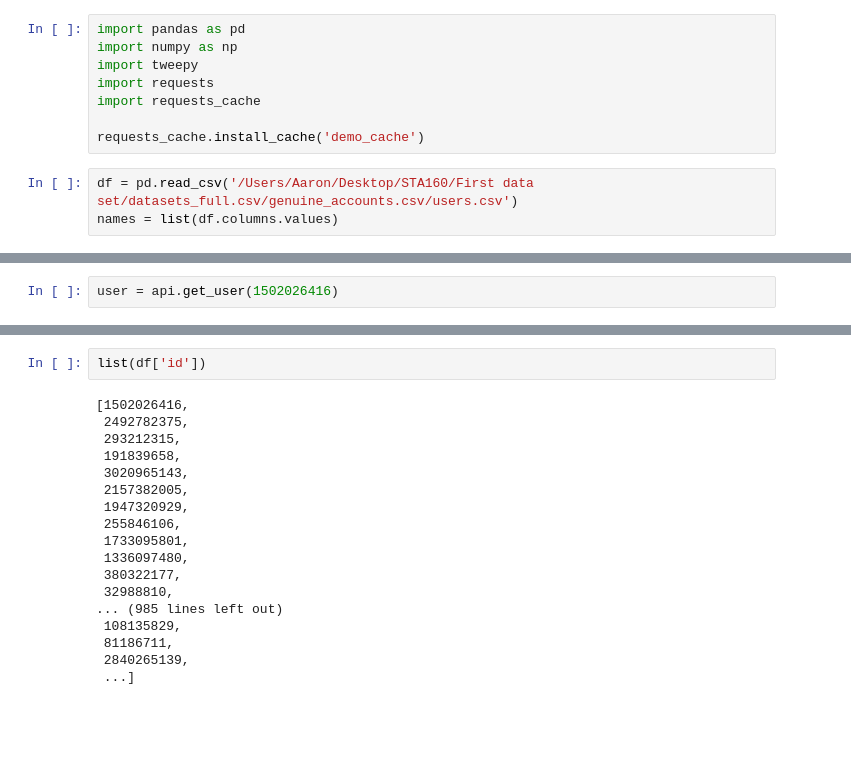
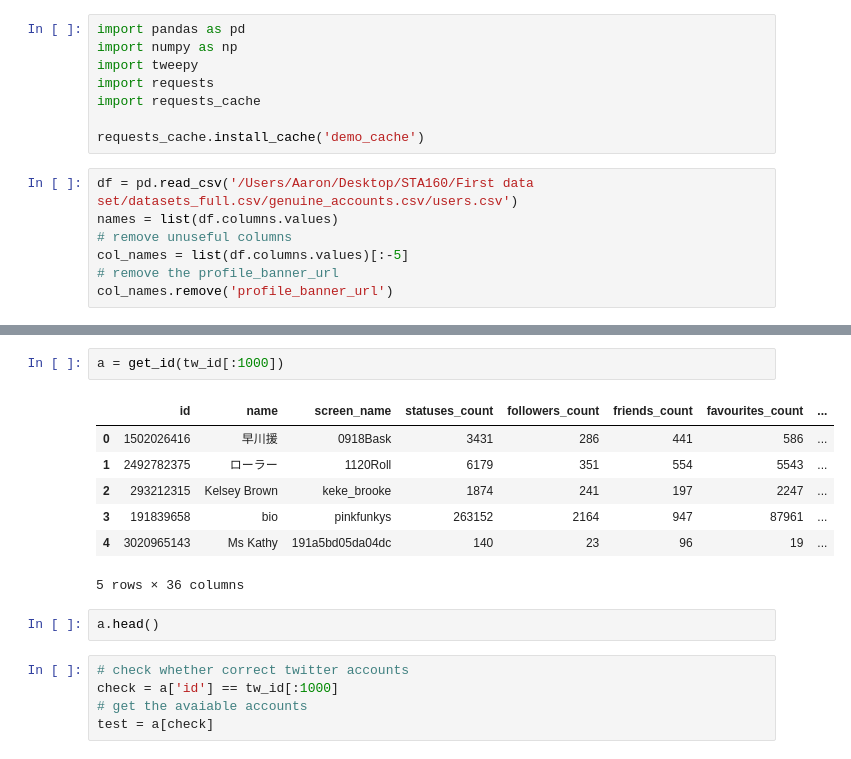
Before and after one commit to chloechen1995/Fake_Twitter_Account_Detection, a Jupyter notebook: Fake Project.ipynb, the cells around one changed output, grey strips where cells are left out. Cells and saved outputs as stored; diff of their text form; blank space fills up the shorter version.

```diff
--- a/Fake Project.ipynb
+++ b/Fake Project.ipynb
@@ -9,4 +9,8 @@ requests_cache.install_cache('demo_cache')
 # %%
 df = pd.read_csv('/Users/Aaron/Desktop/STA160/First data set/datasets_full.csv/genuine_accounts.csv/users.csv')
 names = list(df.columns.values)
+# remove unuseful columns
+col_names = list(df.columns.values)[:-5]
+# remove the profile_banner_url
+col_names.remove('profile_banner_url')
 # %%
@@ -19,5 +24,3 @@ auth = tweepy.OAuthHandler(CONSUMER_KEY, CONSUMER_SECRET)
 auth.set_access_token(ACCESS_TOKEN, ACCESS_TOKEN_SECRET)
 
 api = tweepy.API(auth)
-# %%
-user = api.get_user(1502026416)
@@ -53,20 +54,17 @@ get_var
-# %%
-list(df['id'])
-# %% [output]
-[1502026416,
- 2492782375,
- 293212315,
- 191839658,
- 3020965143,
- 2157382005,
- 1947320929,
- 255846106,
- 1733095801,
- 1336097480,
- 380322177,
- 32988810,
-... (985 lines left out)
- 108135829,
- 81186711,
- 2840265139,
- ...]
+# %%
+a = get_id(tw_id[:1000])
+# %% [output]
+|  | id | name | screen_name | statuses_count | followers_count | friends_count | favourites_count | ... |
+| 0 | 1502026416 | 早川援 | 0918Bask | 3431 | 286 | 441 | 586 | ... |
+| 1 | 2492782375 | ローラー | 1120Roll | 6179 | 351 | 554 | 5543 | ... |
+| 2 | 293212315 | Kelsey Brown | keke_brooke | 1874 | 241 | 197 | 2247 | ... |
+| 3 | 191839658 | bio | pinkfunkys | 263152 | 2164 | 947 | 87961 | ... |
+| 4 | 3020965143 | Ms Kathy | 191a5bd05da04dc | 140 | 23 | 96 | 19 | ... |
+5 rows × 36 columns
+# %%
+a.head()
+# %%
+# check whether correct twitter accounts
+check = a['id'] == tw_id[:1000]
+# get the avaiable accounts
+test = a[check]
```
Also changed, not shown: parts of 5 cells of this notebook.
